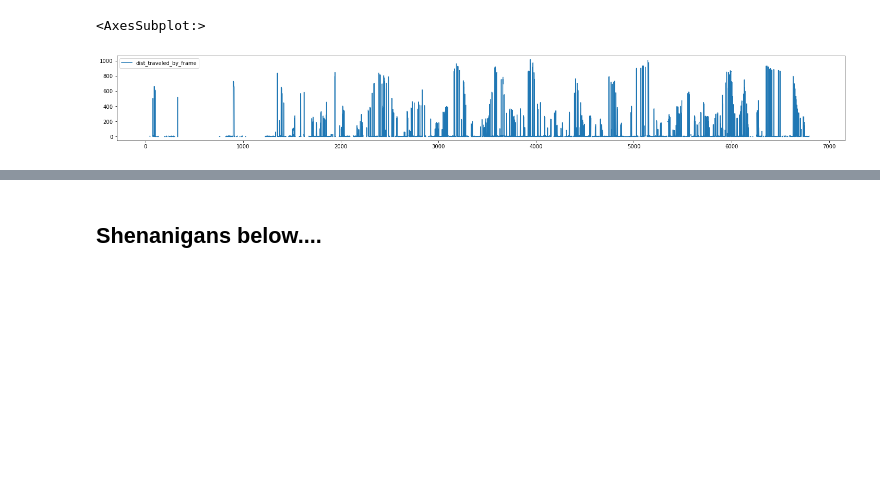
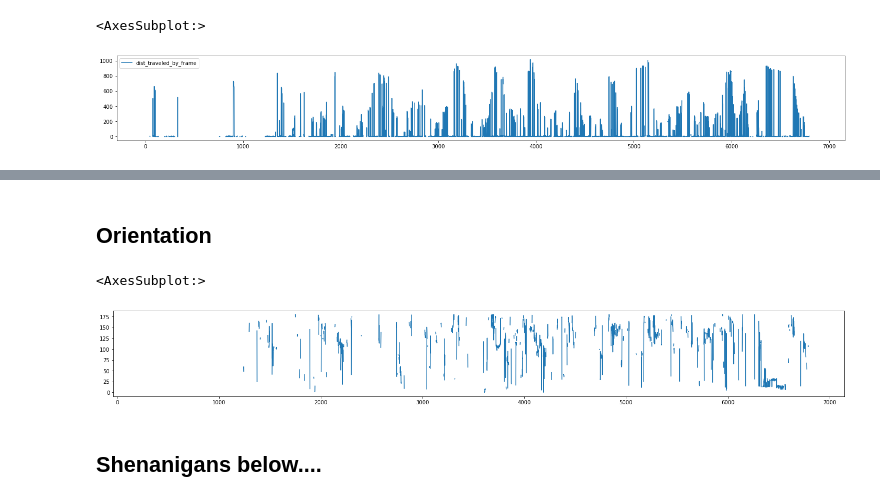
Before and after one commit to BAYESandBRAINS/deep_lab_cut, a Jupyter notebook: organize_data_one_sub.ipynb, the cells around one changed output, grey strips where cells are left out. Drawn from its saved outputs; the diff is of its cells as text; code cells hidden in the pictures; blank space fills up the shorter version.

Commit message:
added orientation func

```diff
--- a/organize_data_one_sub.ipynb
+++ b/organize_data_one_sub.ipynb
@@ -220,3 +199,40 @@ velocity_between_mice.plot.line(y ='dist_between_mice_by_frame', figsize = (25,
+# %% [markdown]
+## Orientation
+# %%
+def get_vector_lengths(df):
+    intruder_midpoint = np.array([df['intruder_midpoint_x'], df['intruder_midpoint_y']])
+    testsubject_midpoint = np.array([df['testsubject_midpoint_x'], df['testsubject_midpoint_y']])
+    testsubject_nose = np.array([df['testsubject_nose_x'], df['testsubject_nose_y']])
+    midpoint_to_midpoint = intruder_midpoint - testsubject_midpoint
+    midpoint_to_nose = testsubject_nose - testsubject_midpoint
+    return midpoint_to_midpoint, midpoint_to_nose
+
+def get_angles(midpoint_to_midpoint, midpoint_to_nose):
+    orientation_list = []
+    for i in range(midpoint_to_midpoint.shape[1]-1):
+        BA = np.reshape(midpoint_to_nose[:,i:i+1], (2,))
+        BC = np.reshape(midpoint_to_midpoint[:,i:i+1], (2,))
+        cosine_angle = np.dot(BA, BC/ (np.linalg.norm(BA) * np.linalg.norm(BC)))
+        angle = np.arccos(cosine_angle)
+        orientation_list.append(np.degrees(angle))
+    orientation_df = pd.DataFrame(orientation_list)
+    orientation_df.columns = ['orientation_to_intruder']
+    orientation_df['frame'] = df['frame']
+    return orientation_df
+
+
+### Finds the angle of orientation between the test subject and the intruder
+def get_test_orientation_to_intruder(df):
+    midpoint_to_midpoint, midpoint_to_nose = get_vector_lengths(df)
+    theta = get_angles(midpoint_to_midpoint, midpoint_to_nose)
+    return theta
+# %%
+theta = get_test_orientation_to_intruder(sample_data)
+# %%
+theta['orientation_to_intruder'].plot.line(figsize = (25, 3))
+# %% [output]
+<AxesSubplot:>
+[figure, added]
 # %% [markdown]
 ## Shenanigans below....
 # %%
```
Also changed, not shown: parts of 8 cells of this notebook.
